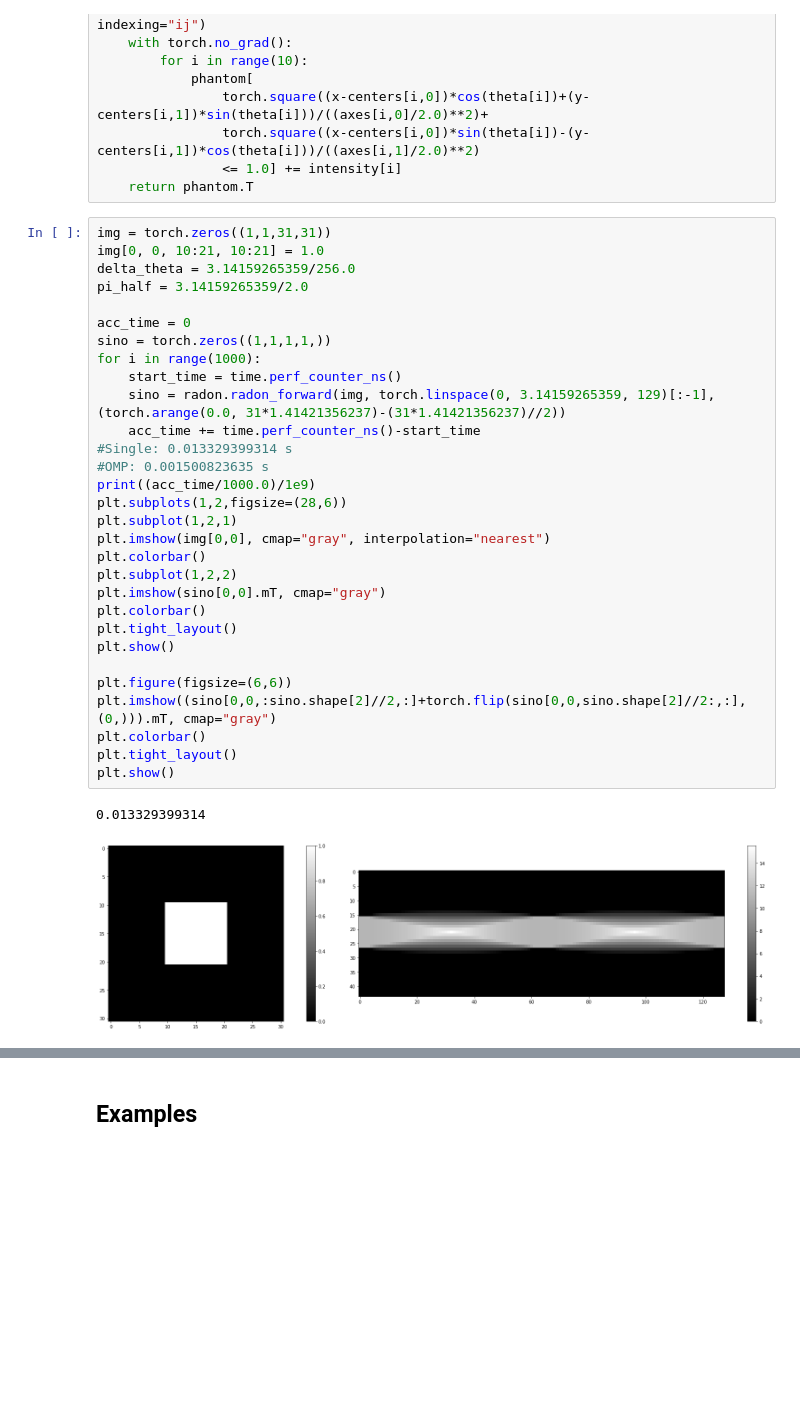
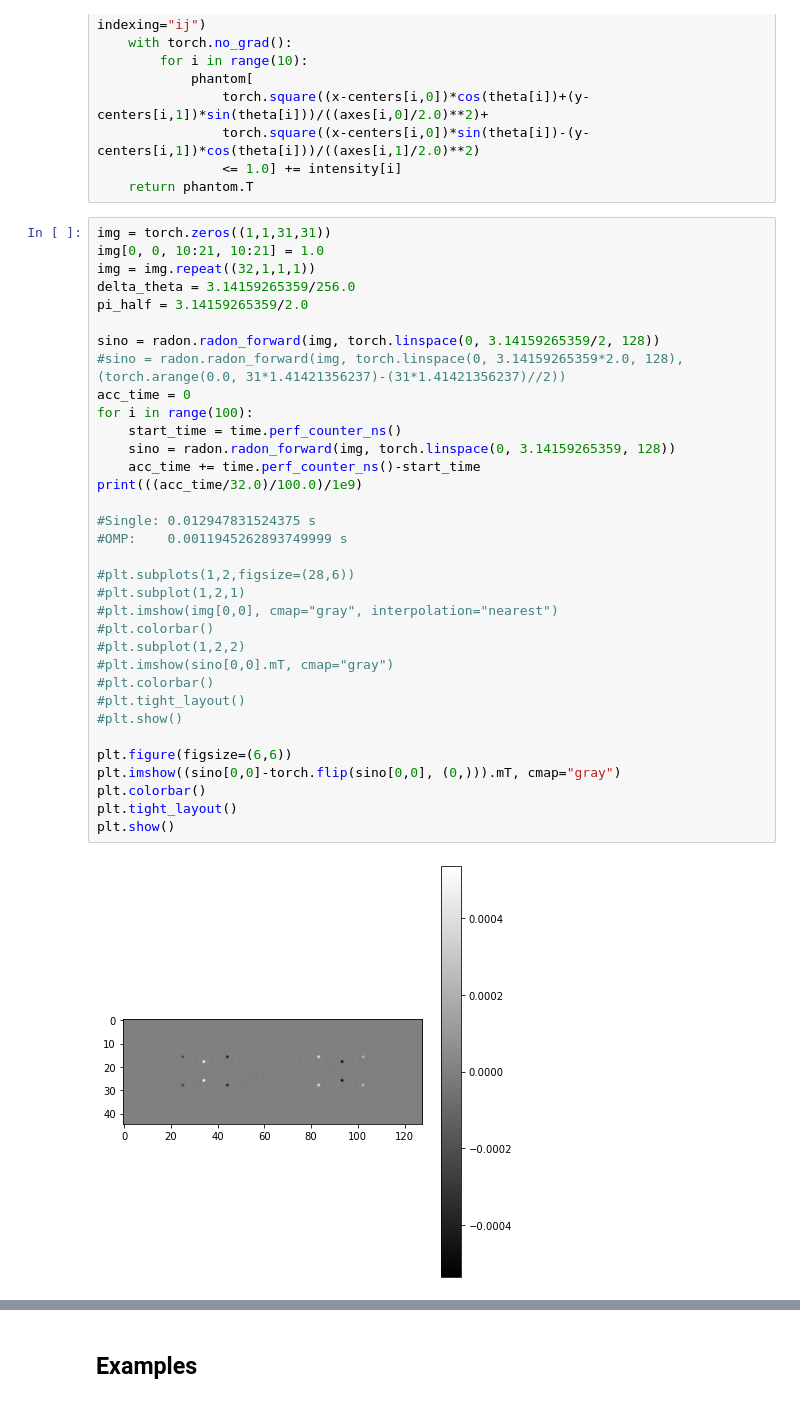
Before and after one commit to AlexanderAuras/radon, a Jupyter notebook: cpu_test.ipynb, the cells around one changed output, grey strips where cells are left out. Saved outputs shown, nothing was run; the diff lists cells and outputs as text; blank space fills up the shorter version.

```diff
--- a/cpu_test.ipynb
+++ b/cpu_test.ipynb
@@ -31,33 +31,36 @@ def shepp_logan_phantom(n):
 # %%
 img = torch.zeros((1,1,31,31))
 img[0, 0, 10:21, 10:21] = 1.0
+img = img.repeat((32,1,1,1))
 delta_theta = 3.14159265359/256.0
 pi_half = 3.14159265359/2.0
 
+sino = radon.radon_forward(img, torch.linspace(0, 3.14159265359/2, 128))
+#sino = radon.radon_forward(img, torch.linspace(0, 3.14159265359*2.0, 128), (torch.arange(0.0, 31*1.41421356237)-(31*1.41421356237)//2))
 acc_time = 0
-sino = torch.zeros((1,1,1,1,))
-for i in range(1000):
+for i in range(100):
     start_time = time.perf_counter_ns()
-    sino = radon.radon_forward(img, torch.linspace(0, 3.14159265359, 129)[:-1], (torch.arange(0.0, 31*1.41421356237)-(31*1.41421356237)//2))
+    sino = radon.radon_forward(img, torch.linspace(0, 3.14159265359, 128))
     acc_time += time.perf_counter_ns()-start_time
-#Single: 0.013329399314 s
-#OMP: 0.001500823635 s
-print((acc_time/1000.0)/1e9)
-plt.subplots(1,2,figsize=(28,6))
-plt.subplot(1,2,1)
-plt.imshow(img[0,0], cmap="gray", interpolation="nearest")
-plt.colorbar()
-plt.subplot(1,2,2)
-plt.imshow(sino[0,0].mT, cmap="gray")
+print(((acc_time/32.0)/100.0)/1e9)
+
+#Single: 0.012947831524375 s
+#OMP:    0.0011945262893749999 s
+
+#plt.subplots(1,2,figsize=(28,6))
+#plt.subplot(1,2,1)
+#plt.imshow(img[0,0], cmap="gray", interpolation="nearest")
+#plt.colorbar()
+#plt.subplot(1,2,2)
+#plt.imshow(sino[0,0].mT, cmap="gray")
+#plt.colorbar()
+#plt.tight_layout()
+#plt.show()
+
+plt.figure(figsize=(6,6))
+plt.imshow((sino[0,0]-torch.flip(sino[0,0], (0,))).mT, cmap="gray")
 plt.colorbar()
 plt.tight_layout()
 plt.show()
-
-plt.figure(figsize=(6,6))
-plt.imshow((sino[0,0,:sino.shape[2]//2,:]+torch.flip(sino[0,0,sino.shape[2]//2:,:], (0,))).mT, cmap="gray")
-plt.colorbar()
-plt.tight_layout()
-plt.show()
 # %% [output]
-0.013329399314
-[figure, old version]
+[figure, new version]
```
Also changed, not shown: parts of 3 cells of this notebook, 4 other files.
